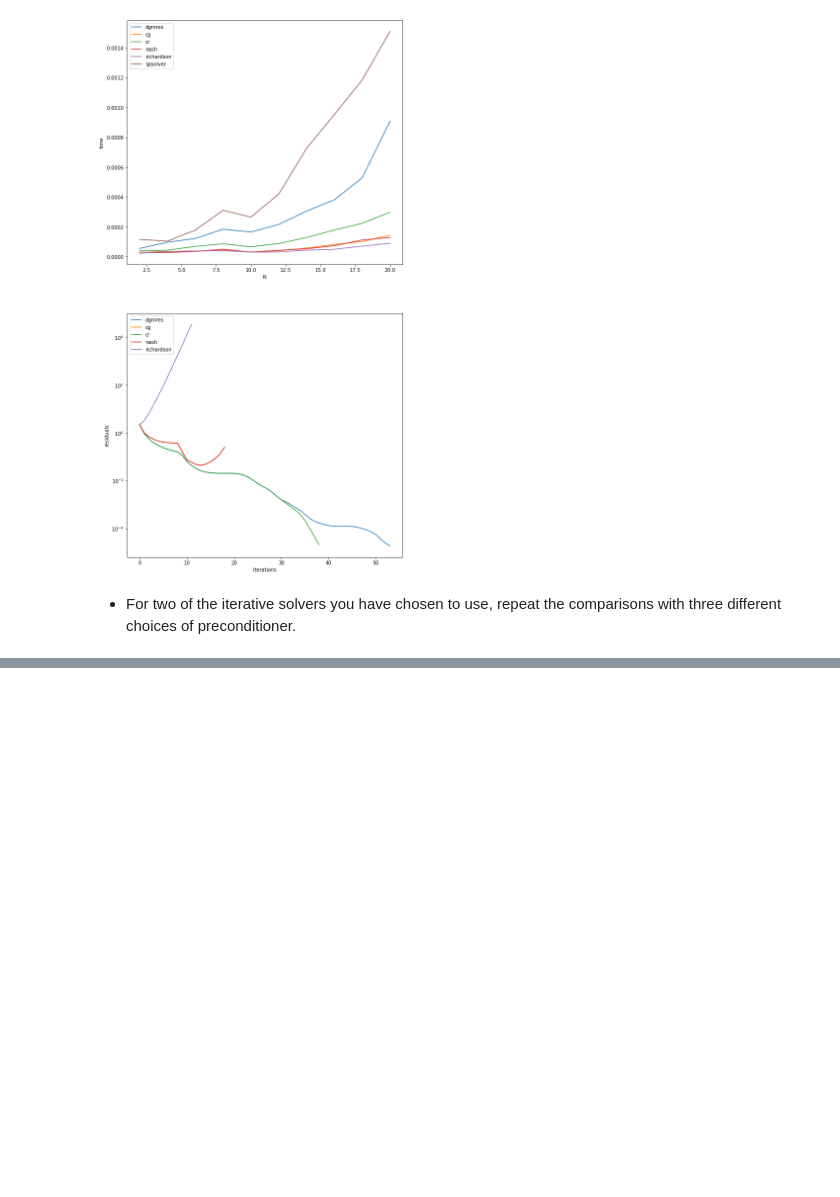
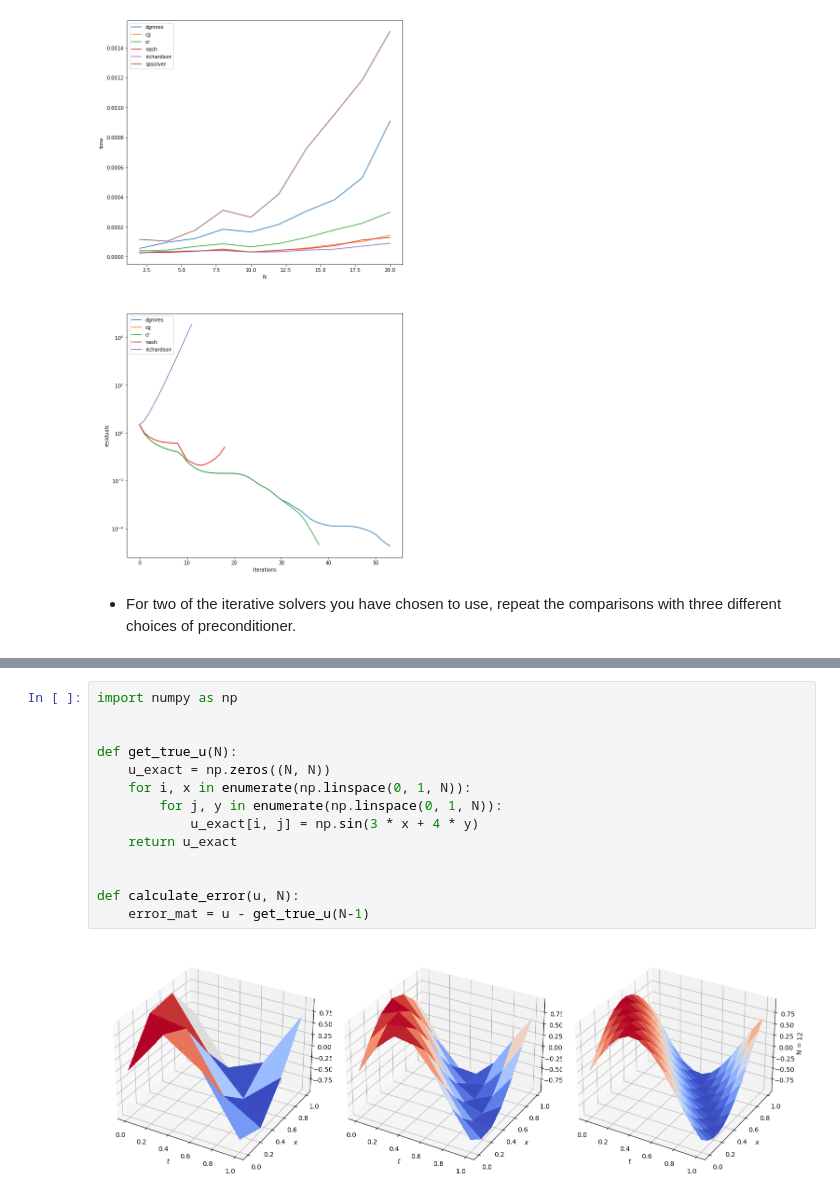
Before and after one commit to YRYoung/HPC, a Jupyter notebook: Assigenment/Assignment_4.ipynb, the cells around one changed output, grey strips where cells are left out. Saved outputs shown, nothing was run; the diff lists cells and outputs as text; blank space fills up the shorter version.

```diff
--- a/Assigenment/Assignment_4.ipynb
+++ b/Assigenment/Assignment_4.ipynb
@@ -249,0 +308,16 @@ spsolver : [0.00011618200005614199, 0.00010434999967401382, 0.000178500000401982
+# %%
+import numpy as np
+
+
+def get_true_u(N):
+    u_exact = np.zeros((N, N))
+    for i, x in enumerate(np.linspace(0, 1, N)):
+        for j, y in enumerate(np.linspace(0, 1, N)):
+            u_exact[i, j] = np.sin(3 * x + 4 * y)
+    return u_exact
+
+
+def calculate_error(u, N):
+    error_mat = u - get_true_u(N-1)
+# %% [output]
+[figure, added]
```
Also changed, not shown: parts of 3 cells of this notebook.
